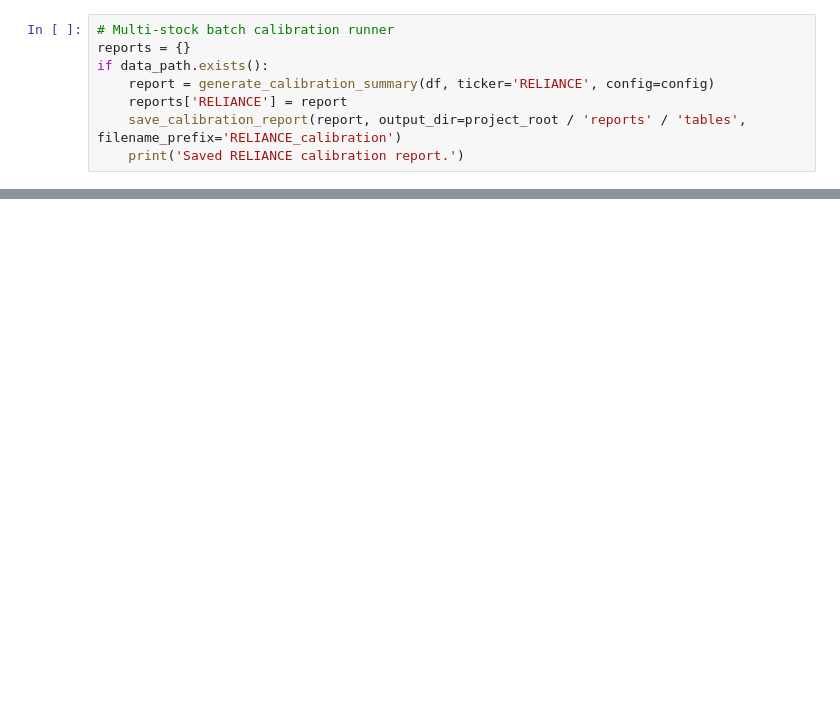
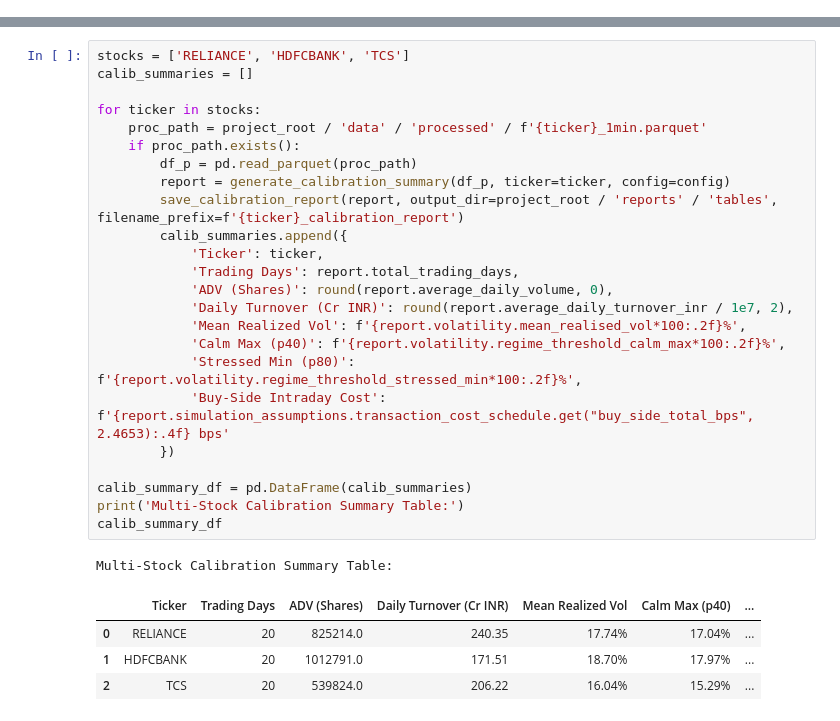
Before and after one commit to Sparkydev007/qrd2027-adaptive-execution, a Jupyter notebook: notebooks/02_calibration.ipynb, the cells around one changed output, grey strips where cells are left out. Drawn from its saved outputs; the diff is of its cells as text; blank space fills up the shorter version.

```diff
--- a/notebooks/02_calibration.ipynb
+++ b/notebooks/02_calibration.ipynb
@@ -51,8 +26,0 @@ Iterates across all configured stocks in `config.universe.stocks` and persists c
-# %%
-# Multi-stock batch calibration runner
-reports = {}
-if data_path.exists():
-    report = generate_calibration_summary(df, ticker='RELIANCE', config=config)
-    reports['RELIANCE'] = report
-    save_calibration_report(report, output_dir=project_root / 'reports' / 'tables', filename_prefix='RELIANCE_calibration')
-    print('Saved RELIANCE calibration report.')
@@ -58,0 +30,30 @@ if data_path.exists():
+# %%
+stocks = ['RELIANCE', 'HDFCBANK', 'TCS']
+calib_summaries = []
+
+for ticker in stocks:
+    proc_path = project_root / 'data' / 'processed' / f'{ticker}_1min.parquet'
+    if proc_path.exists():
+        df_p = pd.read_parquet(proc_path)
+        report = generate_calibration_summary(df_p, ticker=ticker, config=config)
+        save_calibration_report(report, output_dir=project_root / 'reports' / 'tables', filename_prefix=f'{ticker}_calibration_report')
+        calib_summaries.append({
+            'Ticker': ticker,
+            'Trading Days': report.total_trading_days,
+            'ADV (Shares)': round(report.average_daily_volume, 0),
+            'Daily Turnover (Cr INR)': round(report.average_daily_turnover_inr / 1e7, 2),
+            'Mean Realized Vol': f'{report.volatility.mean_realised_vol*100:.2f}%',
+            'Calm Max (p40)': f'{report.volatility.regime_threshold_calm_max*100:.2f}%',
+            'Stressed Min (p80)': f'{report.volatility.regime_threshold_stressed_min*100:.2f}%',
+            'Buy-Side Intraday Cost': f'{report.simulation_assumptions.transaction_cost_schedule.get("buy_side_total_bps", 2.4653):.4f} bps'
+        })
+
+calib_summary_df = pd.DataFrame(calib_summaries)
+print('Multi-Stock Calibration Summary Table:')
+calib_summary_df
+# %% [output]
+Multi-Stock Calibration Summary Table:
+|  | Ticker | Trading Days | ADV (Shares) | Daily Turnover (Cr INR) | Mean Realized Vol | Calm Max (p40) | ... |
+| 0 | RELIANCE | 20 | 825214.0 | 240.35 | 17.74% | 17.04% | ... |
+| 1 | HDFCBANK | 20 | 1012791.0 | 171.51 | 18.70% | 17.97% | ... |
+| 2 | TCS | 20 | 539824.0 | 206.22 | 16.04% | 15.29% | ... |
```
Also changed, not shown: parts of 8 cells of this notebook, 28 other files.
